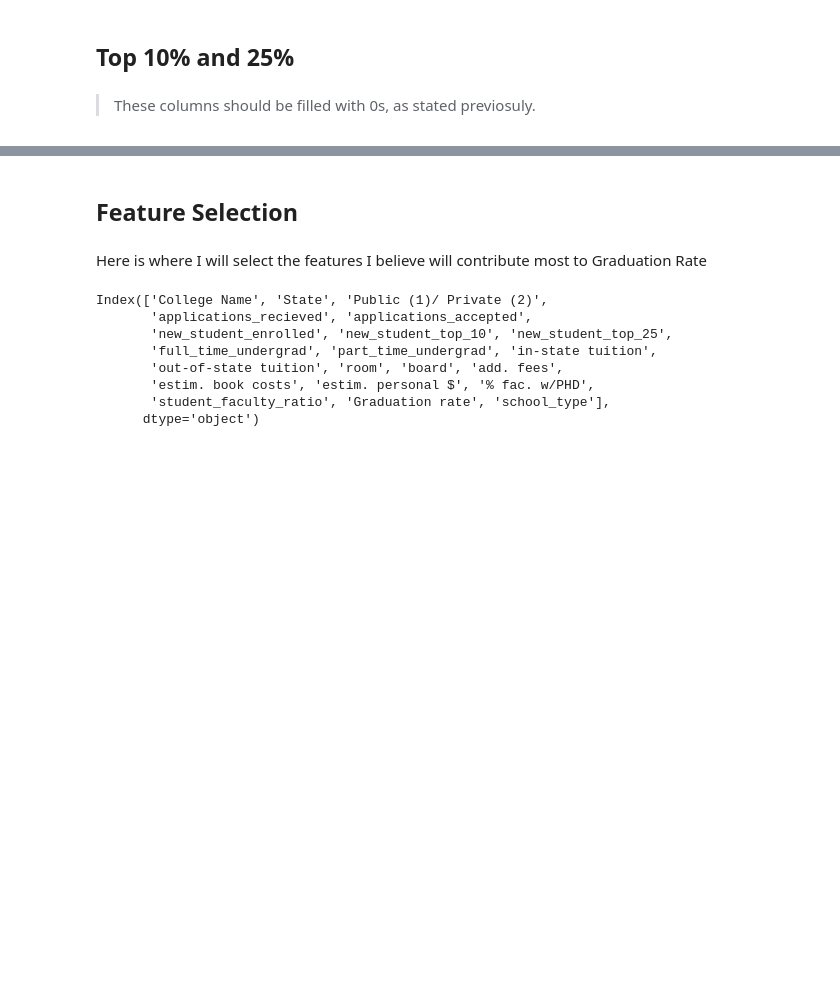
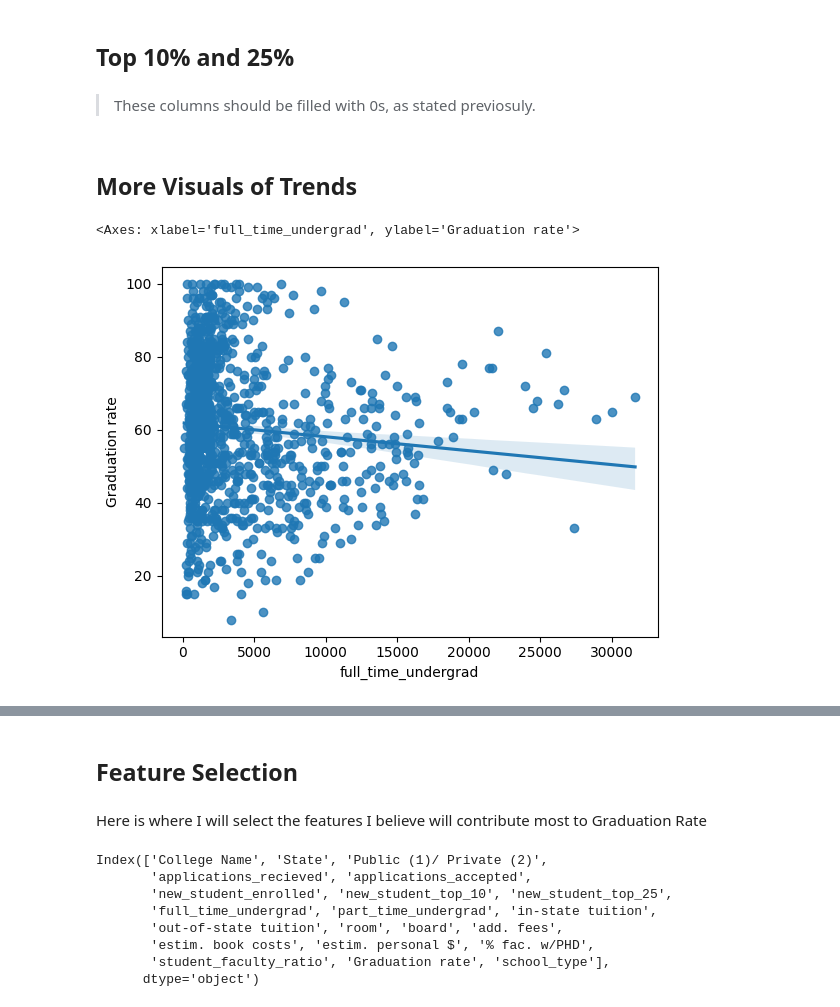
Before and after one commit to danielphilip12/Higher-Education-Consulting-Analytics, a Jupyter notebook: EDA.ipynb, the cells around one changed output, grey strips where cells are left out. Drawn from its saved outputs; the diff is of its cells as text; code cells hidden in the pictures; blank space fills up the shorter version.

```diff
--- a/EDA.ipynb
+++ b/EDA.ipynb
@@ -308,0 +311,3 @@ These may look odd from a visualization perspective, but imputing these valeus i
+# %%
+df['add. fees'] = df['add. fees'].fillna(get_median_without_outliers(df['add. fees']))
+df['estim. personal $'] = df['estim. personal $'].fillna(get_mean_without_outliers(df['estim. personal $']))
@@ -313,3 +320,12 @@ These may look odd from a visualization perspective, but imputing these valeus i
 # %%
 df['new_student_top_10'] = df['new_student_top_10'].fillna(0)
 df['new_student_top_25'] = df['new_student_top_25'].fillna(0)
+# %%
+df = df.dropna()
+# %% [markdown]
+## More Visuals of Trends
+# %%
+sns.regplot(data=df, x='full_time_undergrad', y='Graduation rate')
+# %% [output]
+<Axes: xlabel='full_time_undergrad', ylabel='Graduation rate'>
+[figure, added]
```
Also changed, not shown: parts of 22 cells of this notebook, 5 other files.
